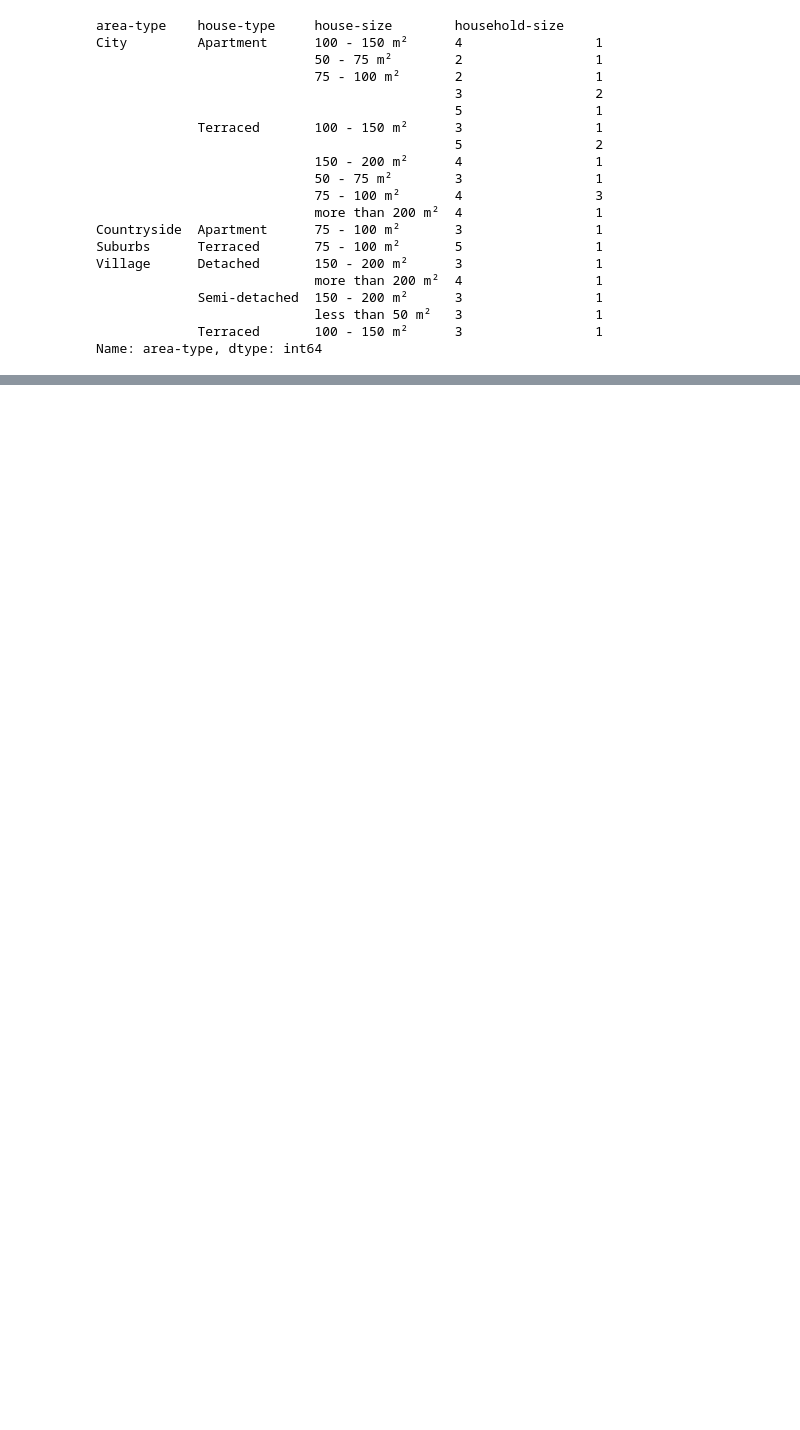
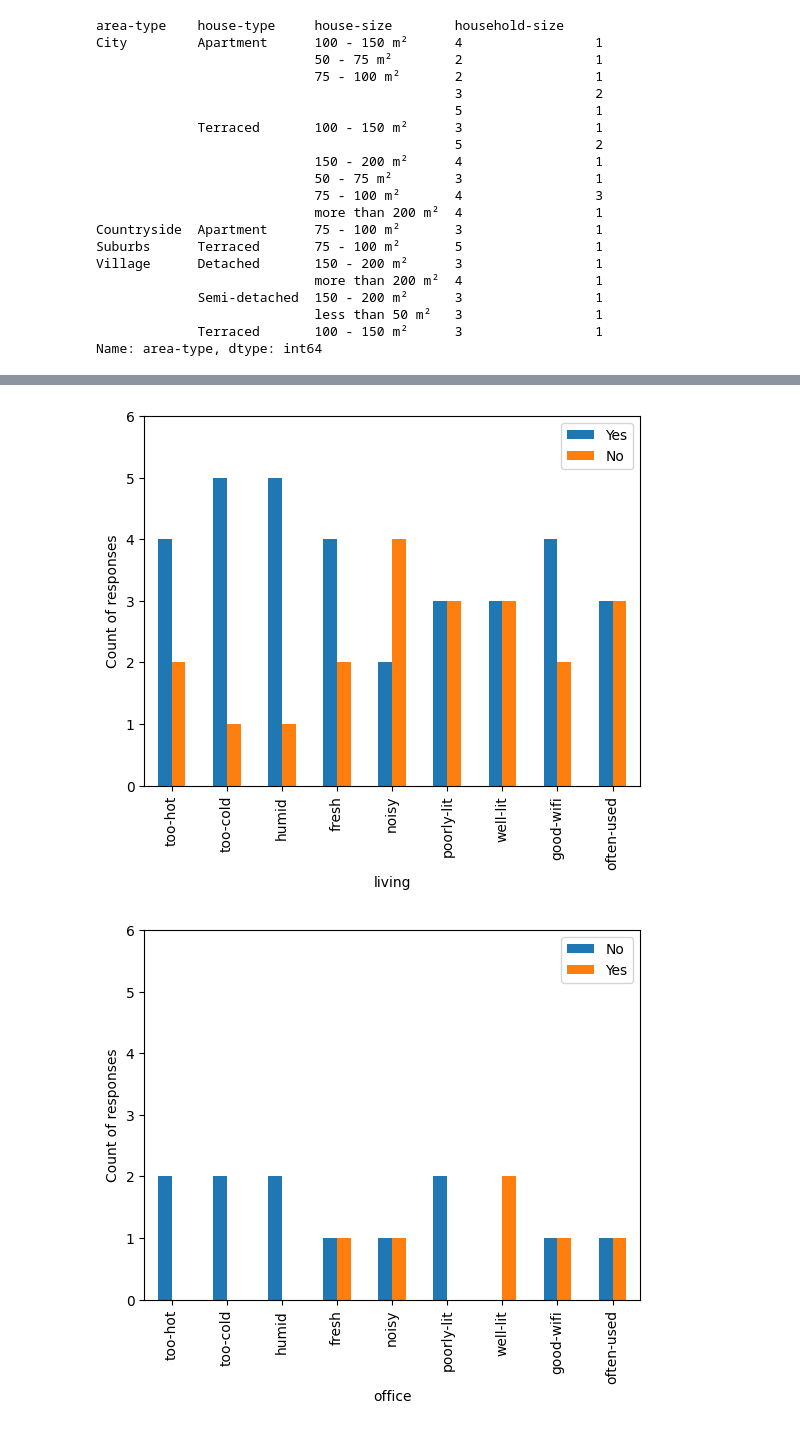
Before and after one commit to shrutirao94/spatial-inequality-nl-analysis, a Jupyter notebook: analysis.ipynb, the cells around one changed output, grey strips where cells are left out. Cells and saved outputs as stored; diff of their text form; code cells hidden in the pictures; blank space fills up the shorter version.

```diff
--- a/analysis.ipynb
+++ b/analysis.ipynb
@@ -124,0 +213,45 @@ Text(0.5, 28.999999999999986, 'Type of Area')
+# %%
+def analyse_responses_rooms(room):
+    '''
+    Accepts the name of the room in the house.
+    Filters the columns relevan to the ``room parameter. Then iterates through those
+    columns and counts the yes/no responses. These responses are saved to a temp
+    ``df_room_plot df that is then plotted.
+aa    '''
+    df_room=data.filter(like=room)
+
+    data_list = []
+    for column in df_room.iloc[:,1:]:
+        x = df_room[column].value_counts()
+        data_list.append(x)
+
+    df_room_plot = pd.DataFrame(data_list)
+    plot_responses_rooms(df_room_plot, room)
+
+
+def plot_responses_rooms(df, room):
+    labels = ['too-hot', 'too-cold', 'humid', 'fresh',
+             'noisy', 'poorly-lit', 'well-lit',
+             'good-wifi', 'often-used']
+
+    df.plot.bar()
+    plt.ylim([0, 6])
+    plt.ylabel("Count of responses", size=10)
+    plt.xticks(np.arange(len(labels)),labels)
+    plt.xlabel(room, size=10)
+    plt.savefig('plots/space-usage/' + room + '_count_reponses.jpg',
+                dpi=300,
+                bbox_inches=None)
+# %%
+rooms = ['living',
+        'office',
+        'kitchen',
+        'bedroom',
+        'outdoor',
+        'berging']
+
+for room in rooms:
+    analyse_responses_rooms(room)
+# %% [output]
+[figure, added]
+[figure, added]
```
Also changed, not shown: parts of 24 cells of this notebook, 17 other files.
